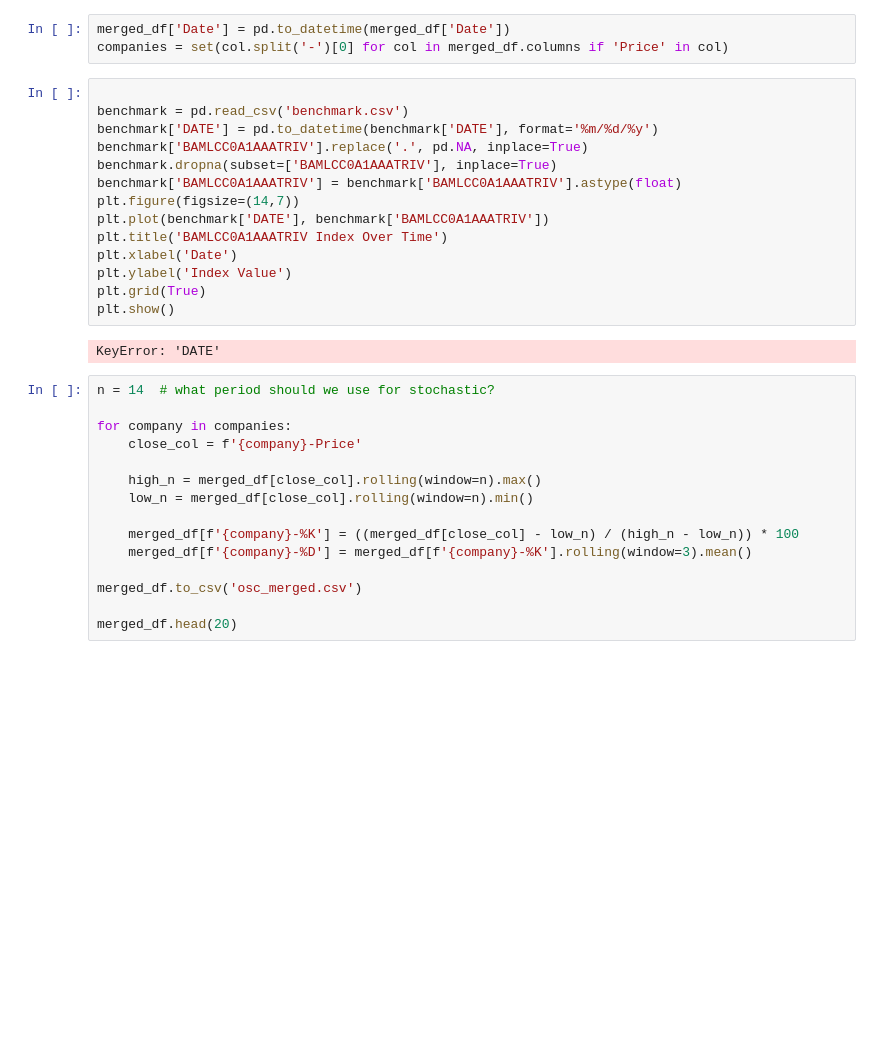
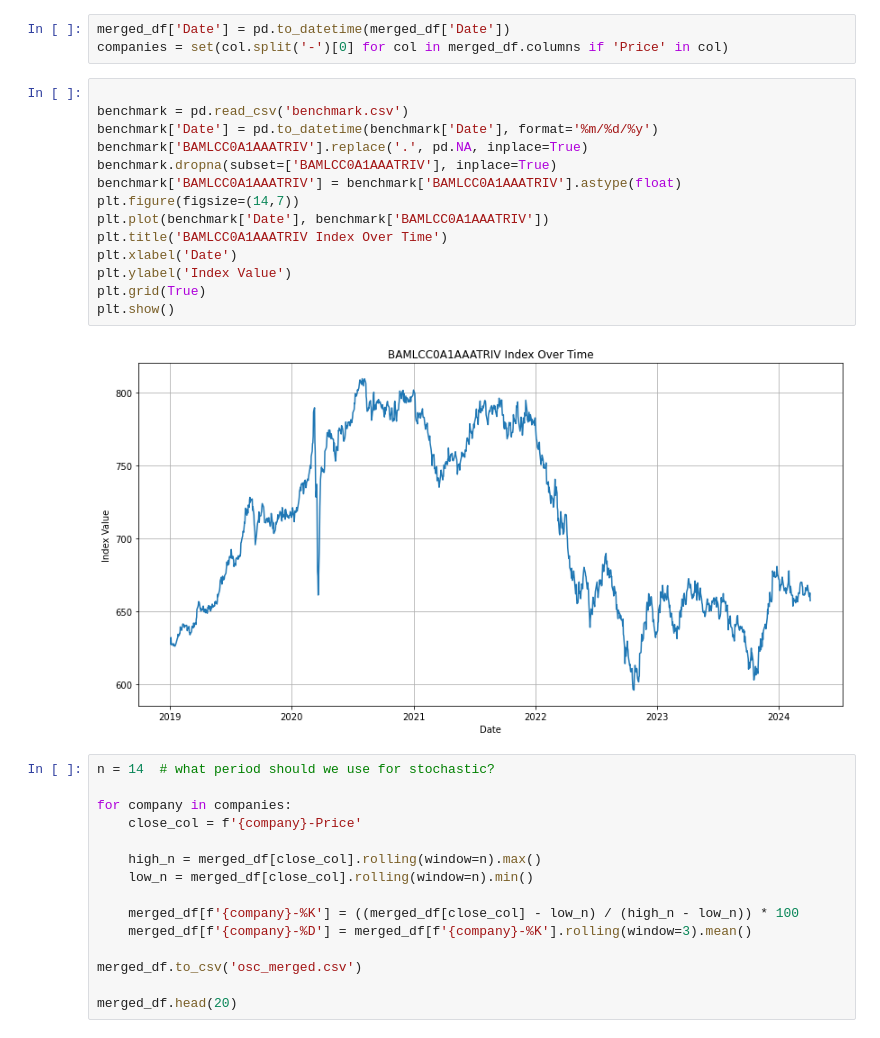
Before and after one commit to GTSF-Quantitative-Sector/fixed-income-sma, a Jupyter notebook: fixed_fromscratch.ipynb, the cells around one changed output. Cells and saved outputs as stored; diff of their text form; blank space fills up the shorter version.

Commit message:
Fixed Benchmark and plotted comparison

```diff
--- a/fixed_fromscratch.ipynb
+++ b/fixed_fromscratch.ipynb
@@ -10,19 +10,19 @@ companies = set(col.split('-')[0] for col in merged_df.columns if 'Price' in col
 # %%
 
 benchmark = pd.read_csv('benchmark.csv')
-benchmark['DATE'] = pd.to_datetime(benchmark['DATE'], format='%m/%d/%y')
+benchmark['Date'] = pd.to_datetime(benchmark['Date'], format='%m/%d/%y')
 benchmark['BAMLCC0A1AAATRIV'].replace('.', pd.NA, inplace=True)
 benchmark.dropna(subset=['BAMLCC0A1AAATRIV'], inplace=True)
 benchmark['BAMLCC0A1AAATRIV'] = benchmark['BAMLCC0A1AAATRIV'].astype(float)
 plt.figure(figsize=(14,7))
-plt.plot(benchmark['DATE'], benchmark['BAMLCC0A1AAATRIV'])
+plt.plot(benchmark['Date'], benchmark['BAMLCC0A1AAATRIV'])
 plt.title('BAMLCC0A1AAATRIV Index Over Time')
 plt.xlabel('Date')
 plt.ylabel('Index Value')
 plt.grid(True)
 plt.show()
 # %% [output]
-KeyError: 'DATE'
+[figure, added]
 # %%
 n = 14  # what period should we use for stochastic?
 
```
Also changed, not shown: parts of 2 cells of this notebook, 2 other files.
